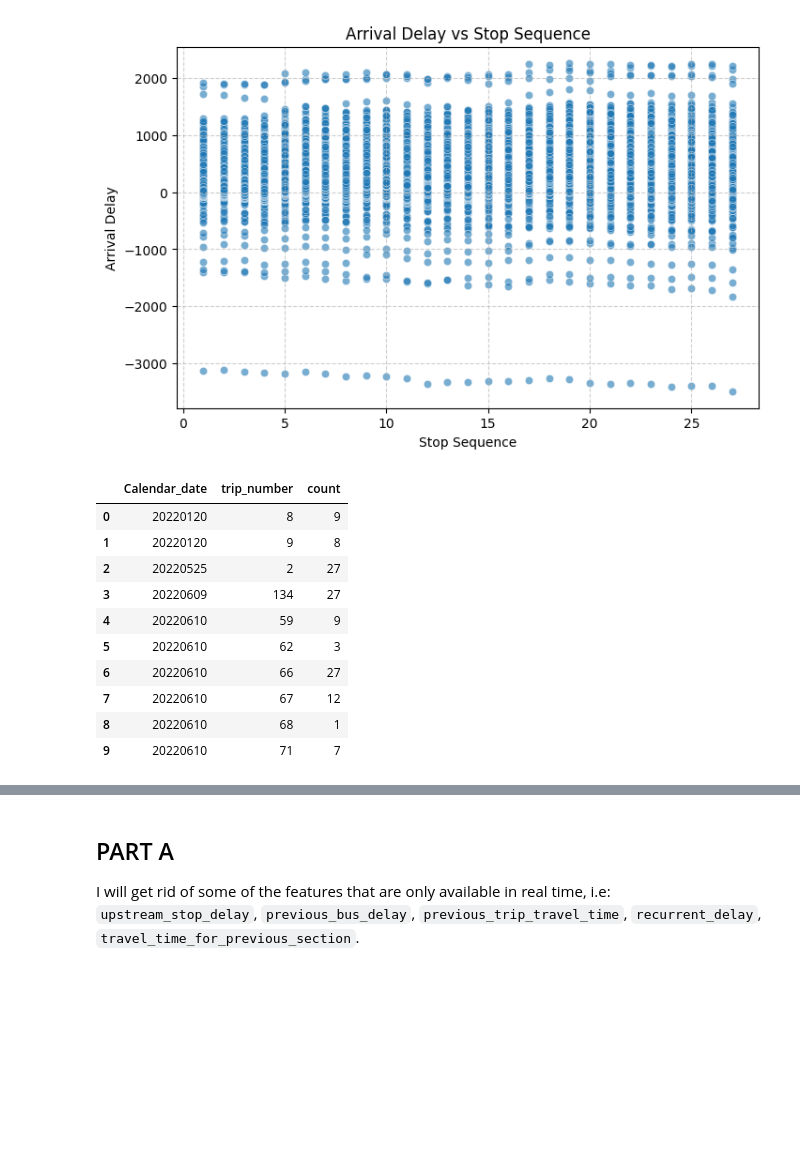
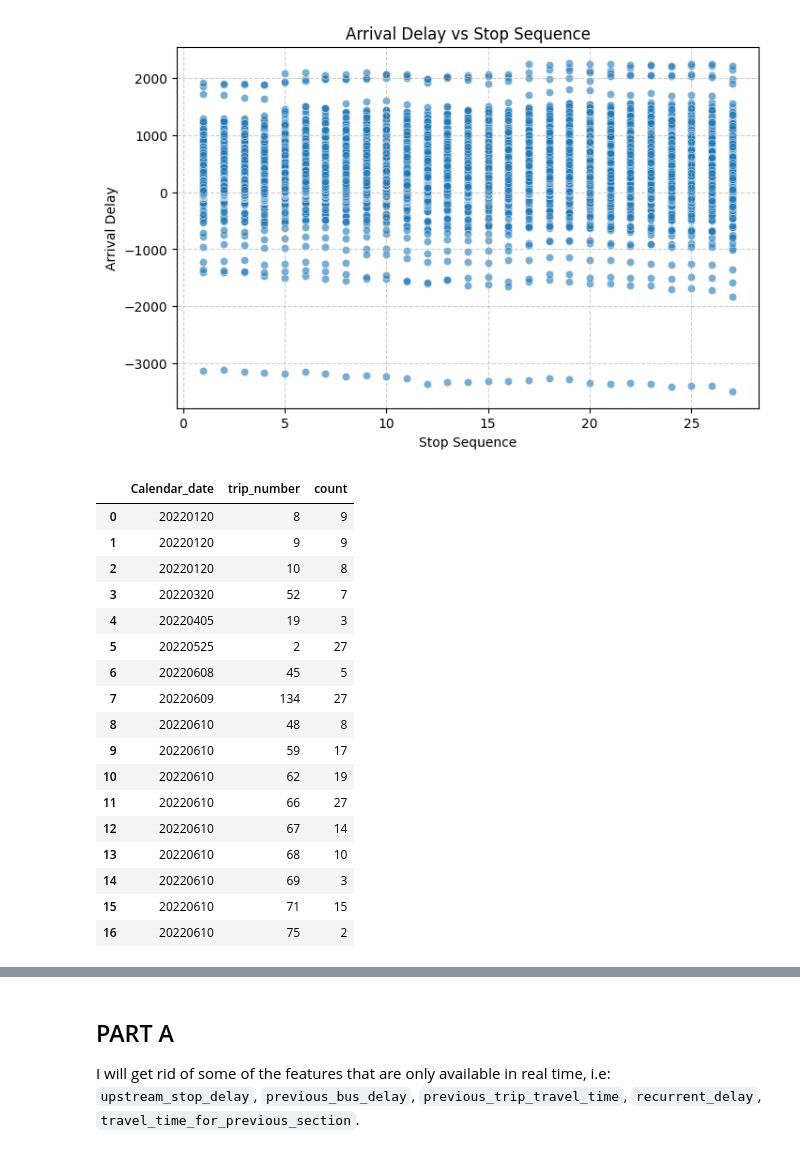
Before and after one commit to Gioalf/AH2179, a Jupyter notebook: project/AIprojectGioAlf.ipynb, the cells around one changed output, grey strips where cells are left out. Saved outputs shown, nothing was run; the diff lists cells and outputs as text; code cells hidden in the pictures; blank space fills up the shorter version.

```diff
--- a/project/AIprojectGioAlf.ipynb
+++ b/project/AIprojectGioAlf.ipynb
@@ -258,17 +258,24 @@ plt.show()
 # %% [output]
 [figure]
 # %%
-late=df[df['arrival_delay']>1500]
+late=df[df['arrival_delay']>1400]
 late.groupby(['Calendar_date', 'trip_number']).size().reset_index(name='count')
 # %% [output]
 |  | Calendar_date | trip_number | count |
 | 0 | 20220120 | 8 | 9 |
-| 1 | 20220120 | 9 | 8 |
-| 2 | 20220525 | 2 | 27 |
-| 3 | 20220609 | 134 | 27 |
-| 4 | 20220610 | 59 | 9 |
-| 5 | 20220610 | 62 | 3 |
-| 6 | 20220610 | 66 | 27 |
-| 7 | 20220610 | 67 | 12 |
-| 8 | 20220610 | 68 | 1 |
-| 9 | 20220610 | 71 | 7 |
+| 1 | 20220120 | 9 | 9 |
+| 2 | 20220120 | 10 | 8 |
+| 3 | 20220320 | 52 | 7 |
+| 4 | 20220405 | 19 | 3 |
+| 5 | 20220525 | 2 | 27 |
+| 6 | 20220608 | 45 | 5 |
+| 7 | 20220609 | 134 | 27 |
+| 8 | 20220610 | 48 | 8 |
+| 9 | 20220610 | 59 | 17 |
+| 10 | 20220610 | 62 | 19 |
+| 11 | 20220610 | 66 | 27 |
+| 12 | 20220610 | 67 | 14 |
+| 13 | 20220610 | 68 | 10 |
+| 14 | 20220610 | 69 | 3 |
+| 15 | 20220610 | 71 | 15 |
+| 16 | 20220610 | 75 | 2 |
```
Also changed, not shown: parts of 4 cells of this notebook.
